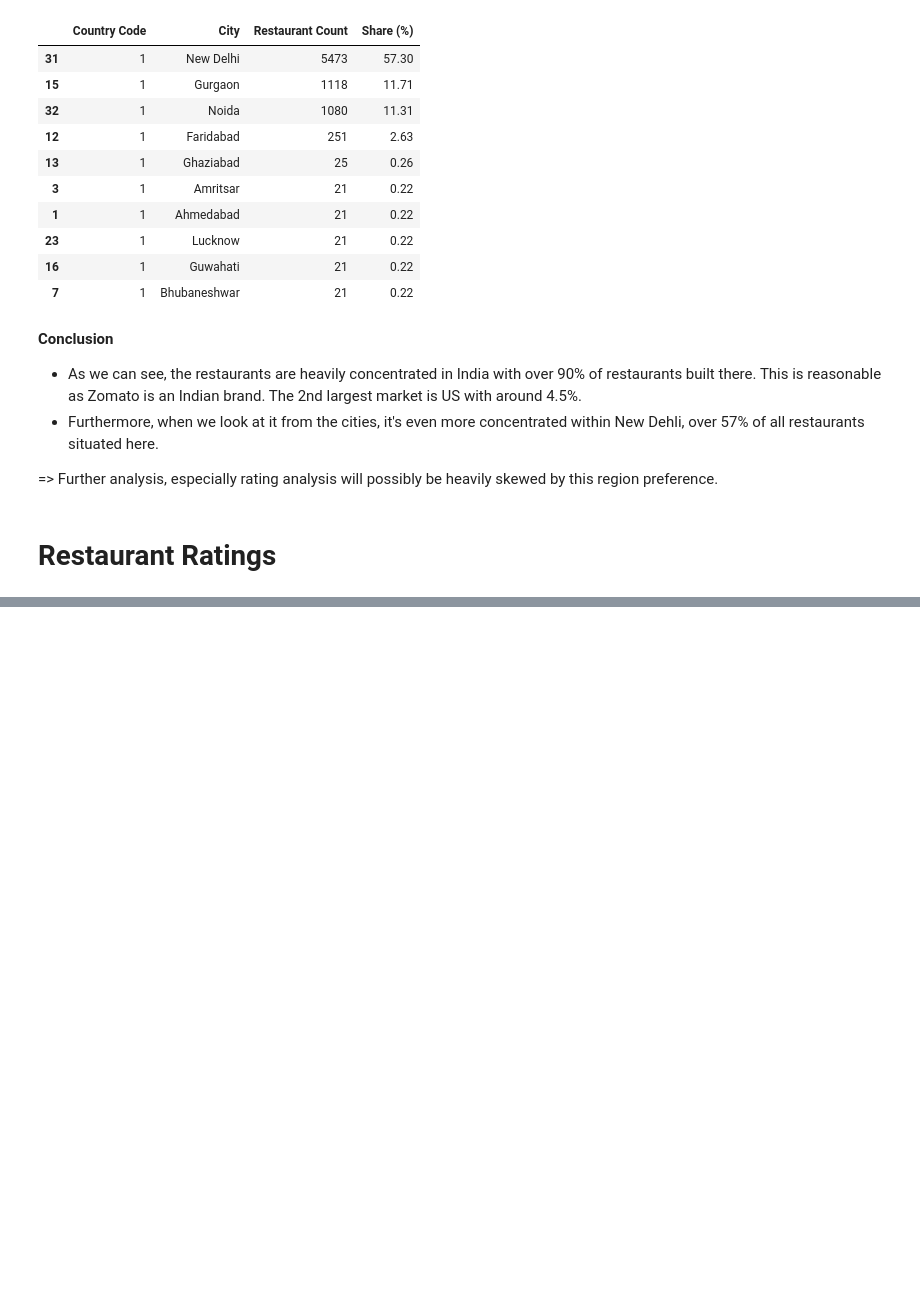
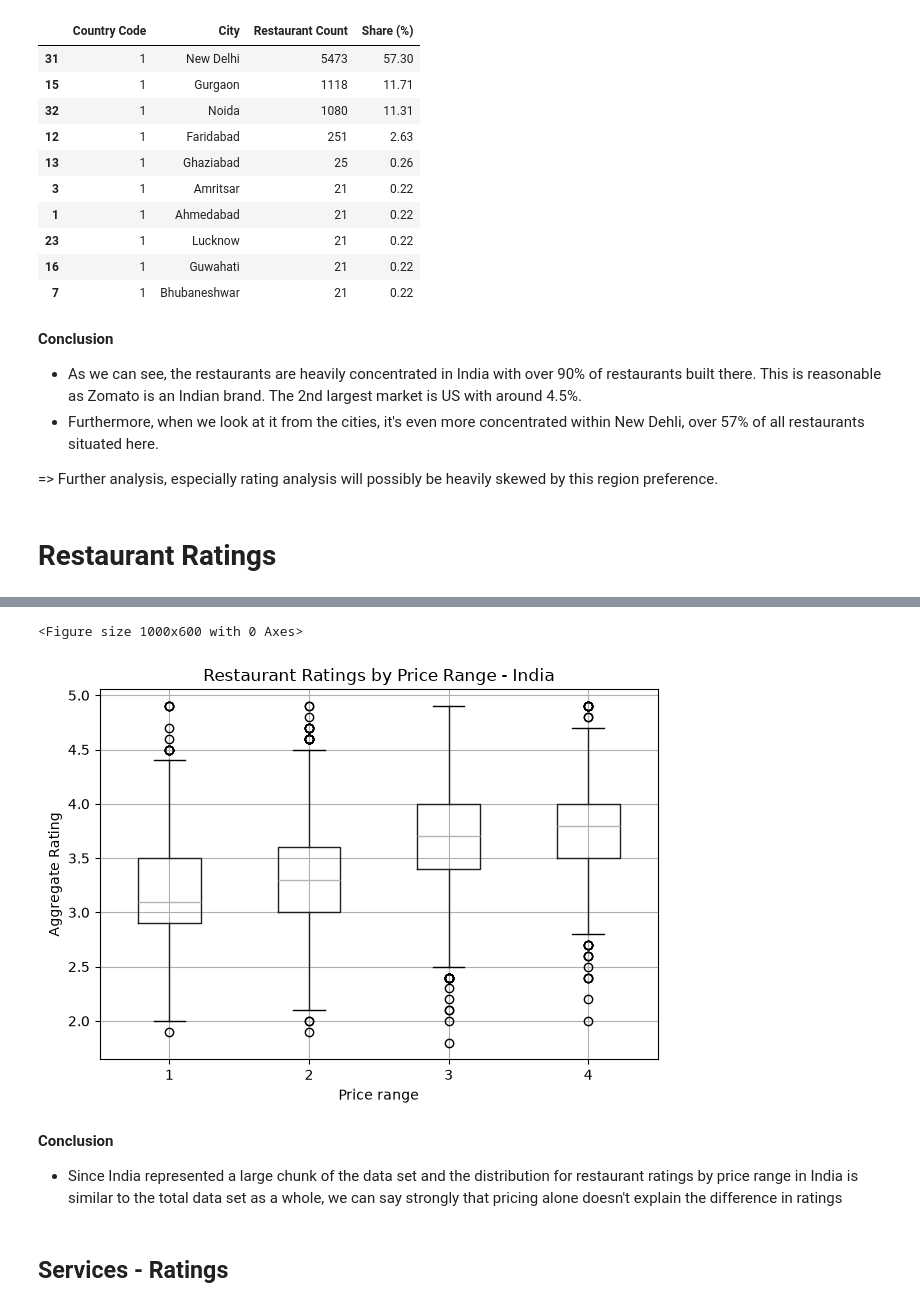
Before and after one commit to kiennt13/zomato-restaurant, a Jupyter notebook: EDA.ipynb, the cells around one changed output, grey strips where cells are left out. Drawn from its saved outputs; the diff is of its cells as text; code cells hidden in the pictures; blank space fills up the shorter version.

```diff
--- a/EDA.ipynb
+++ b/EDA.ipynb
@@ -112,0 +185,7 @@ city_summary.head(10)
+# %%
+india_rated = rated_df[rated_df["Country Code"] == 1].copy()
+
+india_rating_by_price = (
+    india_rated.groupby("Price range")["Aggregate rating"].agg(["count", "mean", "median", "std"]).round(2)
+)
+india_rating_by_price
@@ -112,0 +199,21 @@ city_summary.head(10)
+# %%
+plt.figure(figsize=(10, 6))
+india_rated.boxplot(
+    column="Aggregate rating",
+    by="Price range",
+)
+
+plt.title("Restaurant Ratings by Price Range - India")
+plt.suptitle("")
+plt.xlabel("Price range")
+plt.ylabel("Aggregate Rating")
+plt.tight_layout()
+plt.show()
+# %% [output]
+<Figure size 1000x600 with 0 Axes>
+[figure, added]
+# %% [markdown]
+**Conclusion**
+- Since India represented a large chunk of the data set and the distribution for restaurant ratings by price range in India is similar to the total data set as a whole, we can say strongly that pricing alone doesn't explain the difference in ratings
+# %% [markdown]
+## Services - Ratings
```
Also changed, not shown: parts of 24 cells of this notebook, 1 other file.
